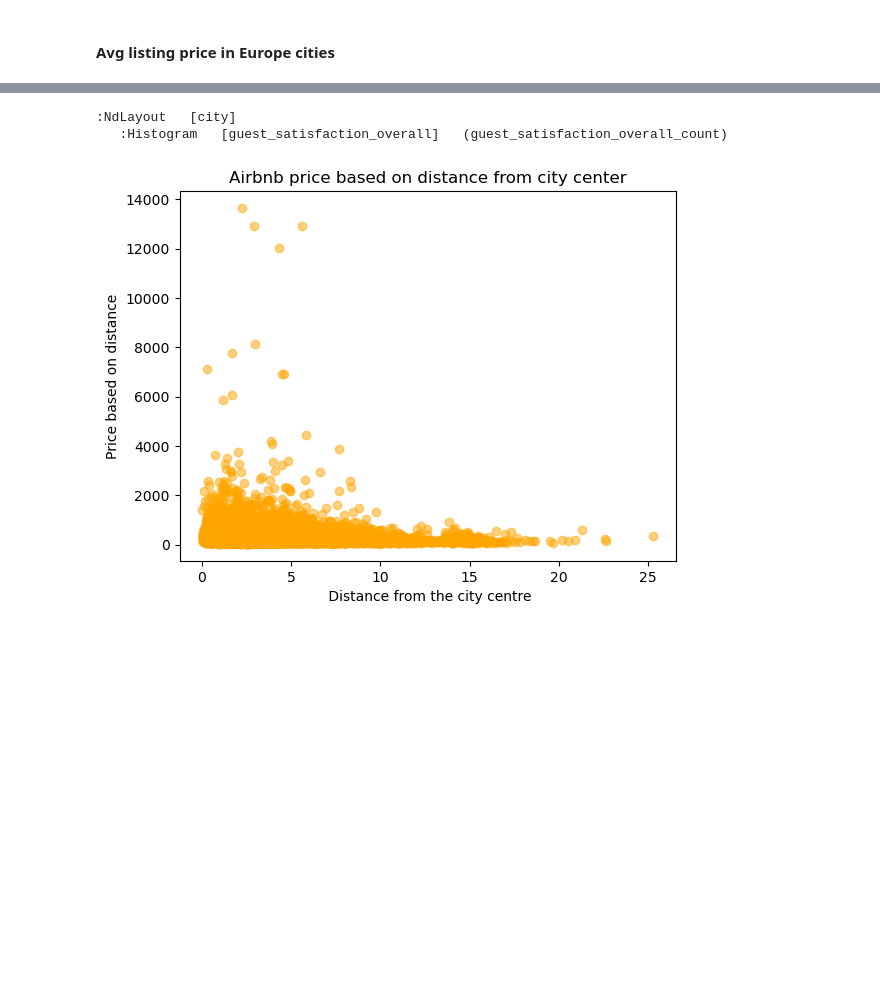
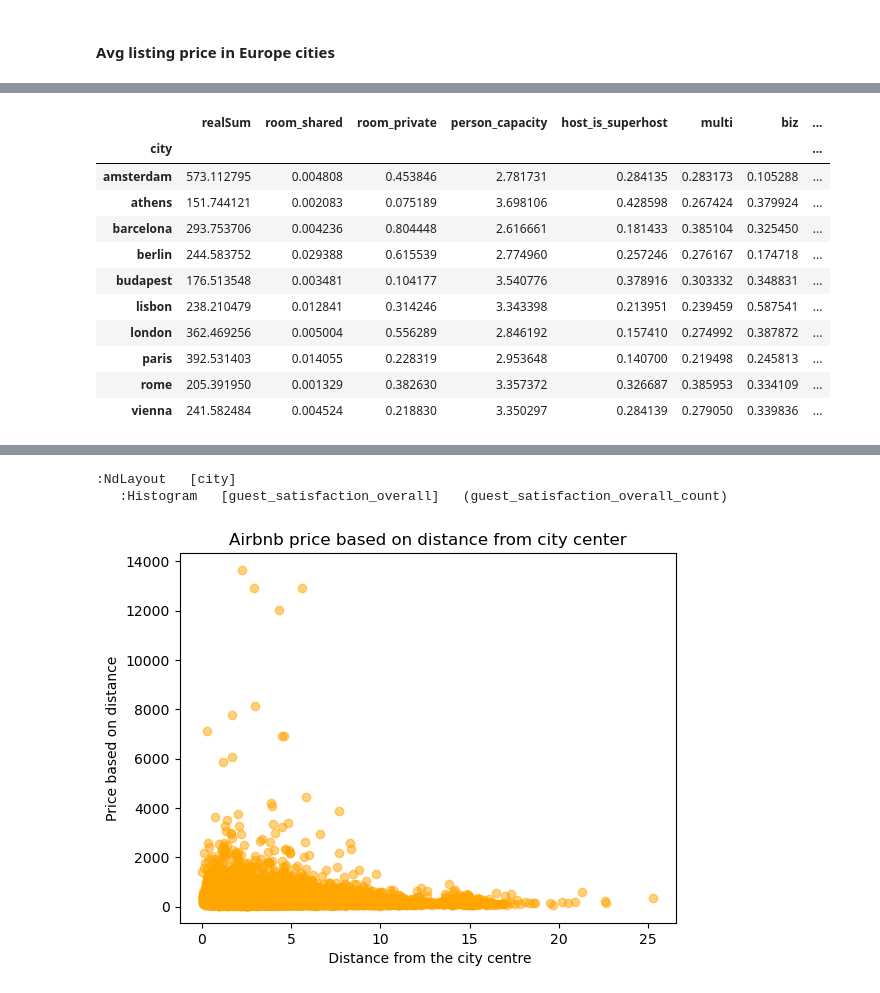
Before and after one commit to lalasudhan/Europe-airbnb-listings, a Jupyter notebook: Europe_airbnb_listings.ipynb, the cells around one changed output, grey strips where cells are left out. Drawn from its saved outputs; the diff is of its cells as text; code cells hidden in the pictures; blank space fills up the shorter version.

```diff
--- a/Europe_airbnb_listings.ipynb
+++ b/Europe_airbnb_listings.ipynb
@@ -323,2 +353,17 @@ df_averageprice
+# %%
+airbnb_df.groupby(['city']).mean()
+# %% [output]
+|  | realSum | room_shared | room_private | person_capacity | host_is_superhost | multi | biz | ... |
+| city |  |  |  |  |  |  |  | ... |
+| amsterdam | 573.112795 | 0.004808 | 0.453846 | 2.781731 | 0.284135 | 0.283173 | 0.105288 | ... |
+| athens | 151.744121 | 0.002083 | 0.075189 | 3.698106 | 0.428598 | 0.267424 | 0.379924 | ... |
+| barcelona | 293.753706 | 0.004236 | 0.804448 | 2.616661 | 0.181433 | 0.385104 | 0.325450 | ... |
+| berlin | 244.583752 | 0.029388 | 0.615539 | 2.774960 | 0.257246 | 0.276167 | 0.174718 | ... |
+| budapest | 176.513548 | 0.003481 | 0.104177 | 3.540776 | 0.378916 | 0.303332 | 0.348831 | ... |
+| lisbon | 238.210479 | 0.012841 | 0.314246 | 3.343398 | 0.213951 | 0.239459 | 0.587541 | ... |
+| london | 362.469256 | 0.005004 | 0.556289 | 2.846192 | 0.157410 | 0.274992 | 0.387872 | ... |
+| paris | 392.531403 | 0.014055 | 0.228319 | 2.953648 | 0.140700 | 0.219498 | 0.245813 | ... |
+| rome | 205.391950 | 0.001329 | 0.382630 | 3.357372 | 0.326687 | 0.385953 | 0.334109 | ... |
+| vienna | 241.582484 | 0.004524 | 0.218830 | 3.350297 | 0.284139 | 0.279050 | 0.339836 | ... |
 # %%
 airbnb_df.realSum.max()
```
Also changed, not shown: parts of 8 cells of this notebook, 1 other file.
